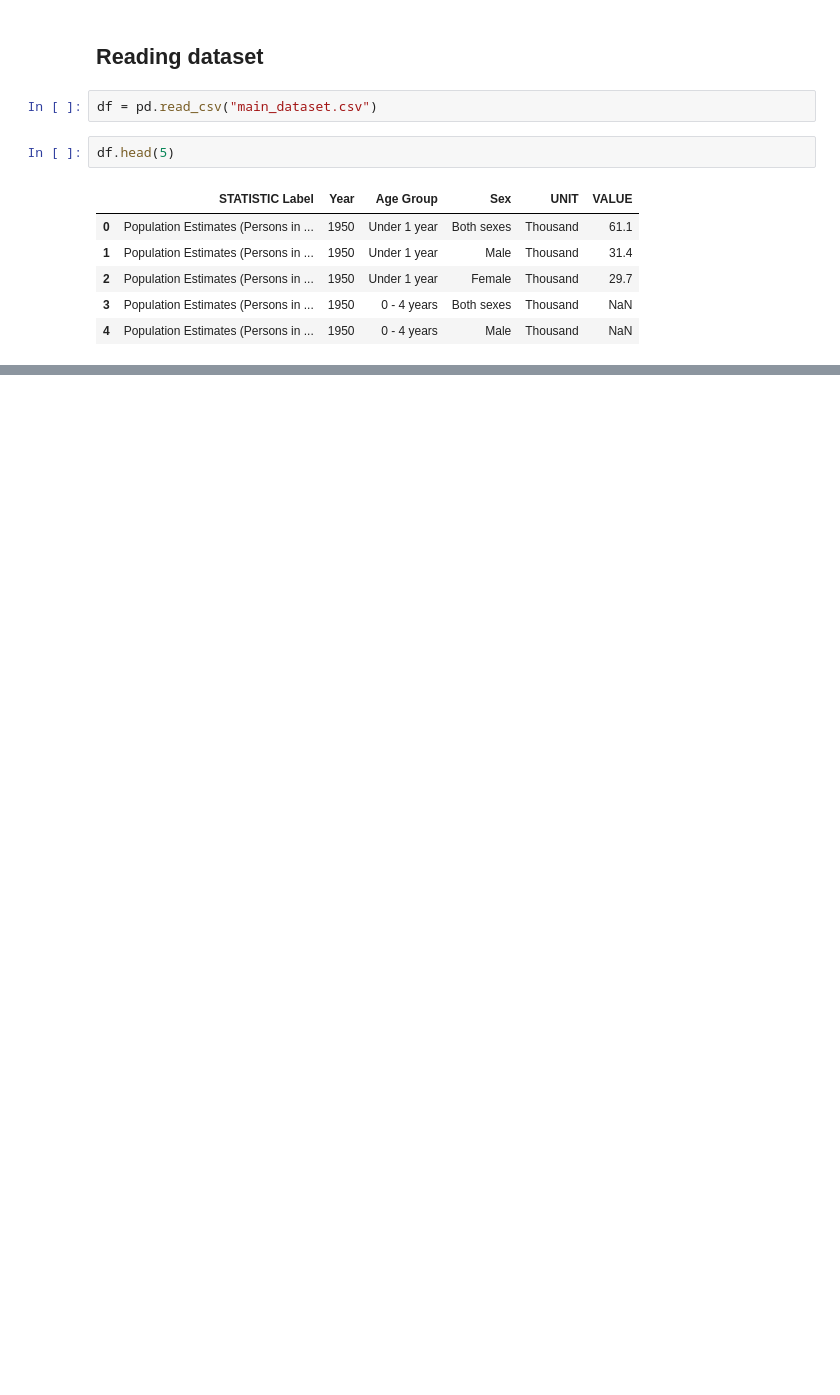
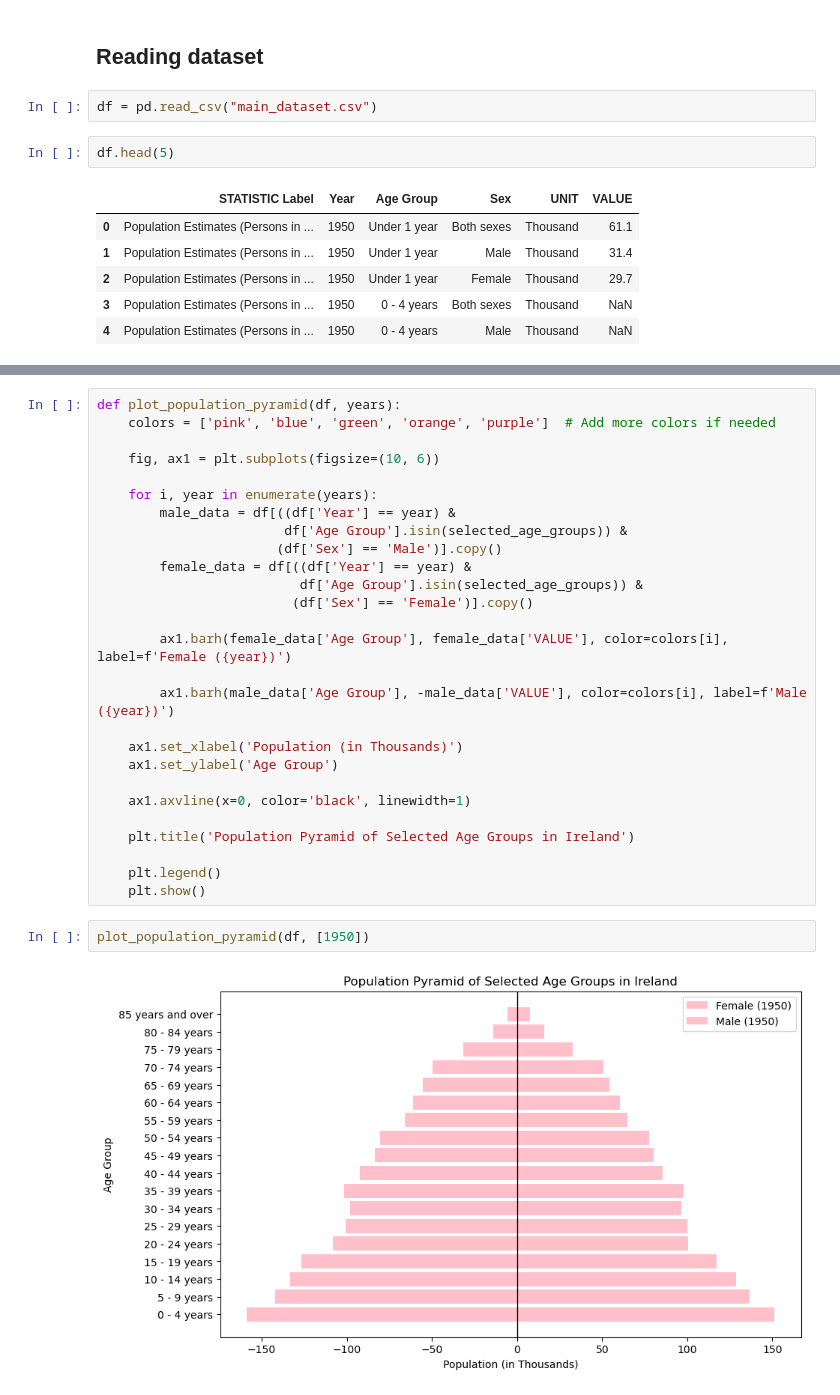
Before and after one commit to IlliaFadieiev/CA1, a Jupyter notebook: CA_main.ipynb, the cells around one changed output, grey strips where cells are left out. Cells and saved outputs as stored; diff of their text form; blank space fills up the shorter version.

```diff
--- a/CA_main.ipynb
+++ b/CA_main.ipynb
@@ -101,0 +155,31 @@ plt.show()
+# %%
+def plot_population_pyramid(df, years):
+    colors = ['pink', 'blue', 'green', 'orange', 'purple']  # Add more colors if needed
+
+    fig, ax1 = plt.subplots(figsize=(10, 6))
+
+    for i, year in enumerate(years):
+        male_data = df[((df['Year'] == year) &
+                        df['Age Group'].isin(selected_age_groups)) &
+                       (df['Sex'] == 'Male')].copy()
+        female_data = df[((df['Year'] == year) &
+                          df['Age Group'].isin(selected_age_groups)) &
+                         (df['Sex'] == 'Female')].copy()
+
+        ax1.barh(female_data['Age Group'], female_data['VALUE'], color=colors[i], label=f'Female ({year})')
+
+        ax1.barh(male_data['Age Group'], -male_data['VALUE'], color=colors[i], label=f'Male ({year})')
+
+    ax1.set_xlabel('Population (in Thousands)')
+    ax1.set_ylabel('Age Group')
+
+    ax1.axvline(x=0, color='black', linewidth=1)
+
+    plt.title('Population Pyramid of Selected Age Groups in Ireland')
+
+    plt.legend()
+    plt.show()
+# %%
+plot_population_pyramid(df, [1950])
+# %% [output]
+[figure, added]
```
Also changed, not shown: parts of 21 cells of this notebook.
